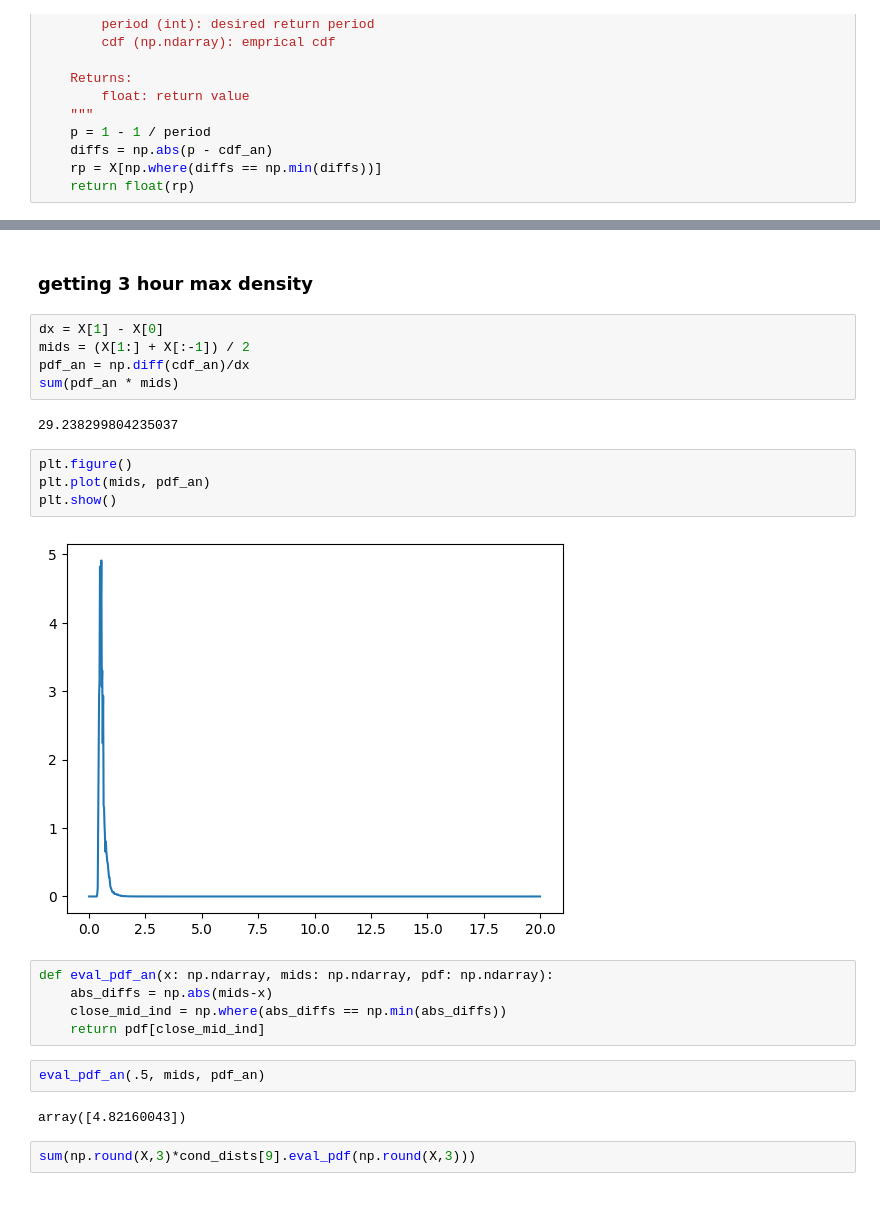
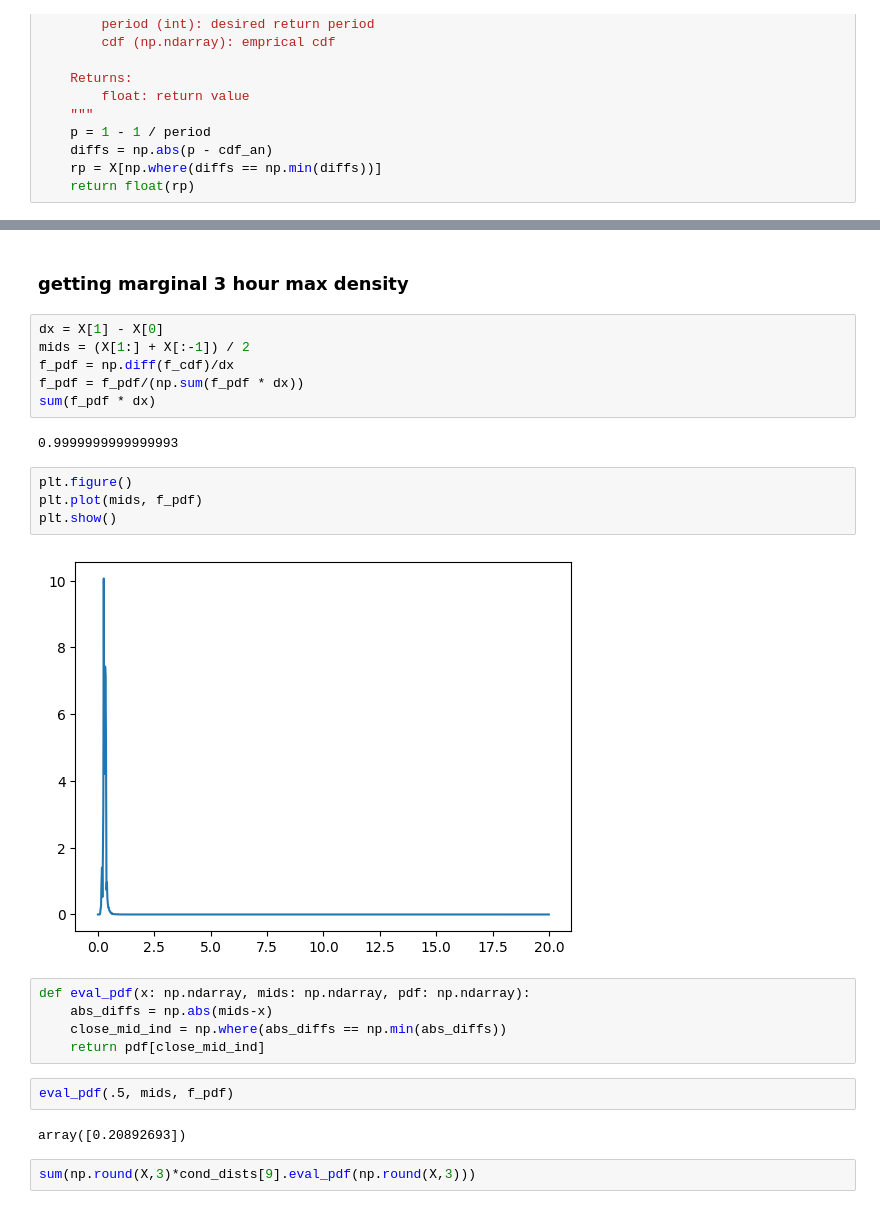
Before and after one commit to speers26/Linear-Waves-and-Base-Shear-Estimation-, a Jupyter notebook: scripts/dist_read.ipynb, the cells around one changed output, grey strips where cells are left out. Cells and saved outputs as stored; diff of their text form.

Commit message:
got initial conditioned density estimated

```diff
--- a/scripts/dist_read.ipynb
+++ b/scripts/dist_read.ipynb
@@ -84,29 +88,30 @@ rp
 # %% [output]
 1.562
 # %% [markdown]
-### getting 3 hour max density
+### getting marginal 3 hour max density
 # %%
 dx = X[1] - X[0]
 mids = (X[1:] + X[:-1]) / 2
-pdf_an = np.diff(cdf_an)/dx
-sum(pdf_an * mids)
+f_pdf = np.diff(f_cdf)/dx
+f_pdf = f_pdf/(np.sum(f_pdf * dx))
+sum(f_pdf * dx)
 # %% [output]
-29.238299804235037
+0.9999999999999993
 # %%
 plt.figure()
-plt.plot(mids, pdf_an)
+plt.plot(mids, f_pdf)
 plt.show()
 # %% [output]
-[figure, old version]
+[figure, new version]
 # %%
-def eval_pdf_an(x: np.ndarray, mids: np.ndarray, pdf: np.ndarray):
+def eval_pdf(x: np.ndarray, mids: np.ndarray, pdf: np.ndarray):
     abs_diffs = np.abs(mids-x)
     close_mid_ind = np.where(abs_diffs == np.min(abs_diffs))
     return pdf[close_mid_ind]
 # %%
-eval_pdf_an(.5, mids, pdf_an)
+eval_pdf(.5, mids, f_pdf)
 # %% [output]
-array([4.82160043])
+array([0.20892693])
 # %%
 sum(np.round(X,3)*cond_dists[9].eval_pdf(np.round(X,3)))
 # %% [output]
```
Also changed, not shown: parts of 13 cells of this notebook, 1 other file.
